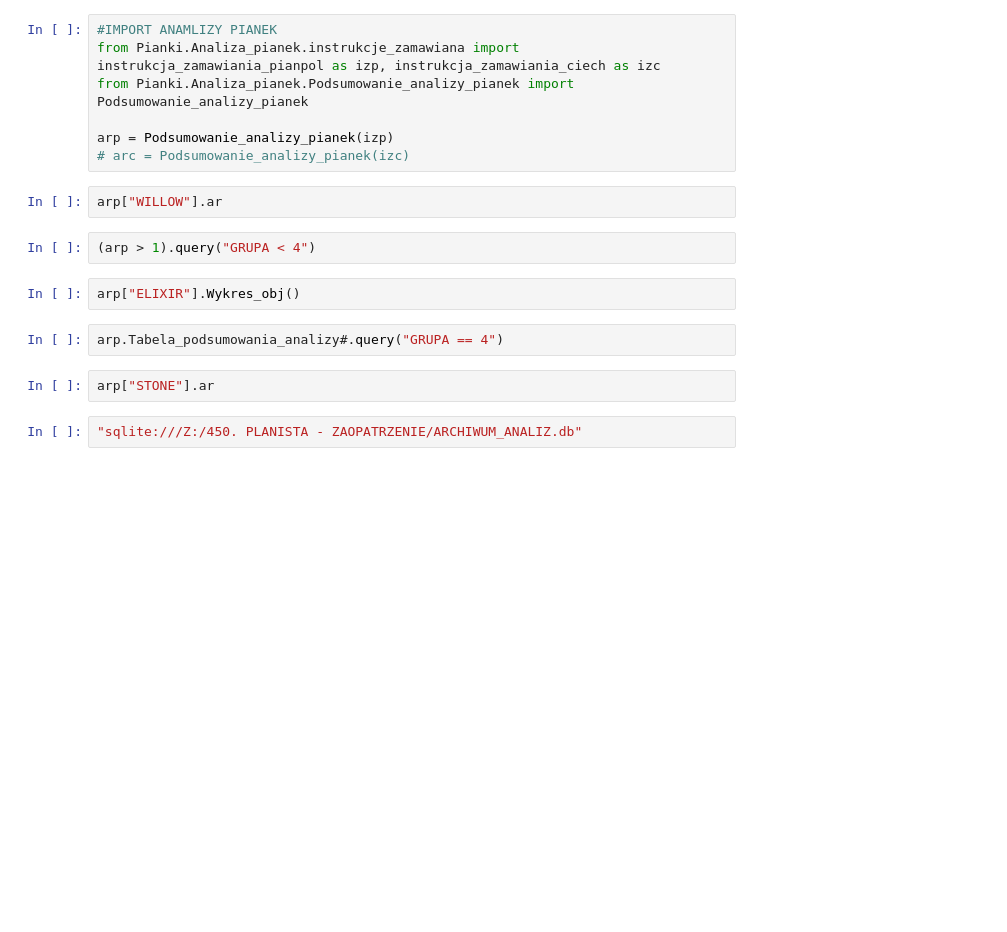
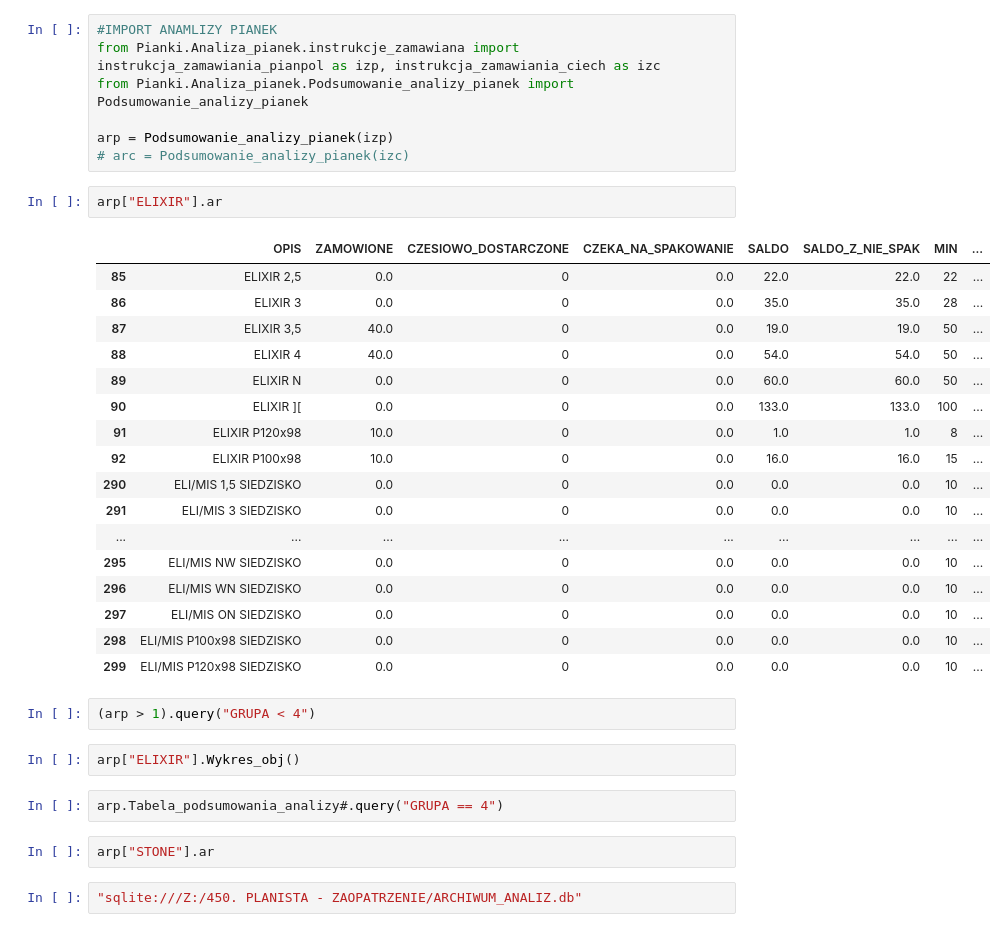
Before and after one commit to Mogarthron/Magazynier, a Jupyter notebook: ANALIZA_PIANEK.ipynb, the cells around one changed output. Drawn from its saved outputs; the diff is of its cells as text; blank space fills up the shorter version.

```diff
--- a/ANALIZA_PIANEK.ipynb
+++ b/ANALIZA_PIANEK.ipynb
@@ -83,7 +73,25 @@ from Pianki.Analiza_pianek.Podsumowanie_analizy_pianek import Podsumowanie_anali
 arp = Podsumowanie_analizy_pianek(izp)
 # arc = Podsumowanie_analizy_pianek(izc)
 # %%
-arp["WILLOW"].ar
+arp["ELIXIR"].ar
+# %% [output]
+|  | OPIS | ZAMOWIONE | CZESIOWO_DOSTARCZONE | CZEKA_NA_SPAKOWANIE | SALDO | SALDO_Z_NIE_SPAK | MIN | ... |
+| 85 | ELIXIR 2,5 | 0.0 | 0 | 0.0 | 22.0 | 22.0 | 22 | ... |
+| 86 | ELIXIR 3 | 0.0 | 0 | 0.0 | 35.0 | 35.0 | 28 | ... |
+| 87 | ELIXIR 3,5 | 40.0 | 0 | 0.0 | 19.0 | 19.0 | 50 | ... |
+| 88 | ELIXIR 4 | 40.0 | 0 | 0.0 | 54.0 | 54.0 | 50 | ... |
+| 89 | ELIXIR N | 0.0 | 0 | 0.0 | 60.0 | 60.0 | 50 | ... |
+| 90 | ELIXIR ][ | 0.0 | 0 | 0.0 | 133.0 | 133.0 | 100 | ... |
+| 91 | ELIXIR P120x98 | 10.0 | 0 | 0.0 | 1.0 | 1.0 | 8 | ... |
+| 92 | ELIXIR P100x98 | 10.0 | 0 | 0.0 | 16.0 | 16.0 | 15 | ... |
+| 290 | ELI/MIS 1,5 SIEDZISKO | 0.0 | 0 | 0.0 | 0.0 | 0.0 | 10 | ... |
+| 291 | ELI/MIS 3 SIEDZISKO | 0.0 | 0 | 0.0 | 0.0 | 0.0 | 10 | ... |
+| ... | ... | ... | ... | ... | ... | ... | ... | ... |
+| 295 | ELI/MIS NW SIEDZISKO | 0.0 | 0 | 0.0 | 0.0 | 0.0 | 10 | ... |
+| 296 | ELI/MIS WN SIEDZISKO | 0.0 | 0 | 0.0 | 0.0 | 0.0 | 10 | ... |
+| 297 | ELI/MIS ON SIEDZISKO | 0.0 | 0 | 0.0 | 0.0 | 0.0 | 10 | ... |
+| 298 | ELI/MIS P100x98 SIEDZISKO | 0.0 | 0 | 0.0 | 0.0 | 0.0 | 10 | ... |
+| 299 | ELI/MIS P120x98 SIEDZISKO | 0.0 | 0 | 0.0 | 0.0 | 0.0 | 10 | ... |
 # %%
 (arp > 1).query("GRUPA < 4")
 # %%
```
Also changed, not shown: parts of 5 cells of this notebook, 5 other files.
